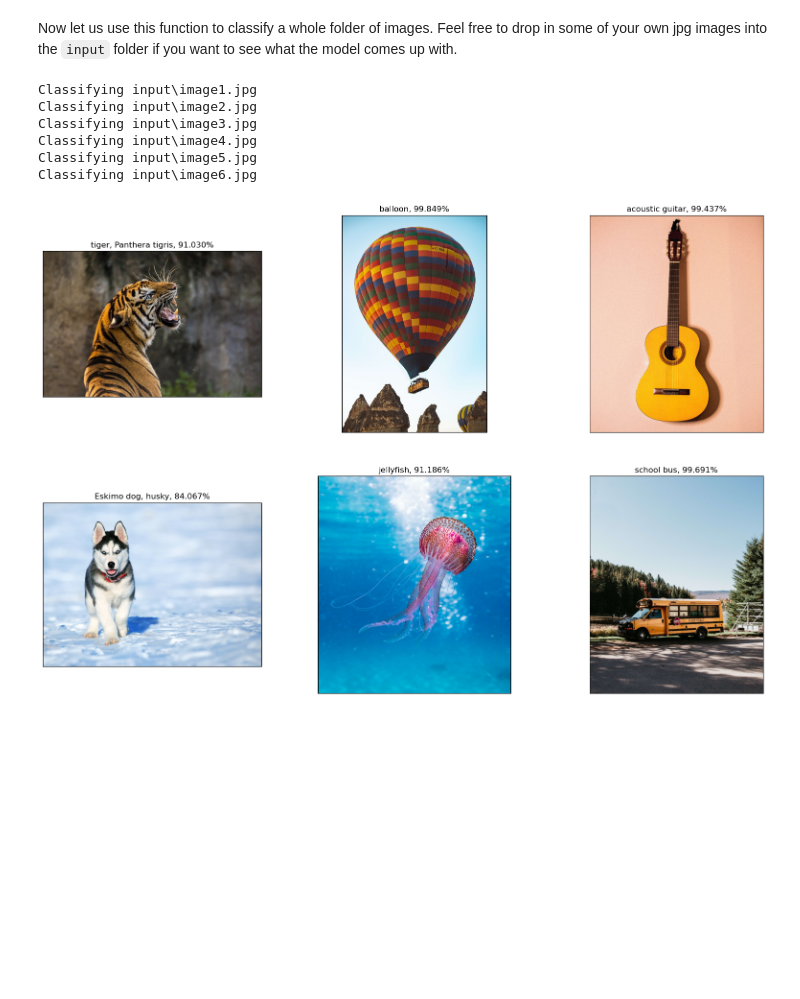
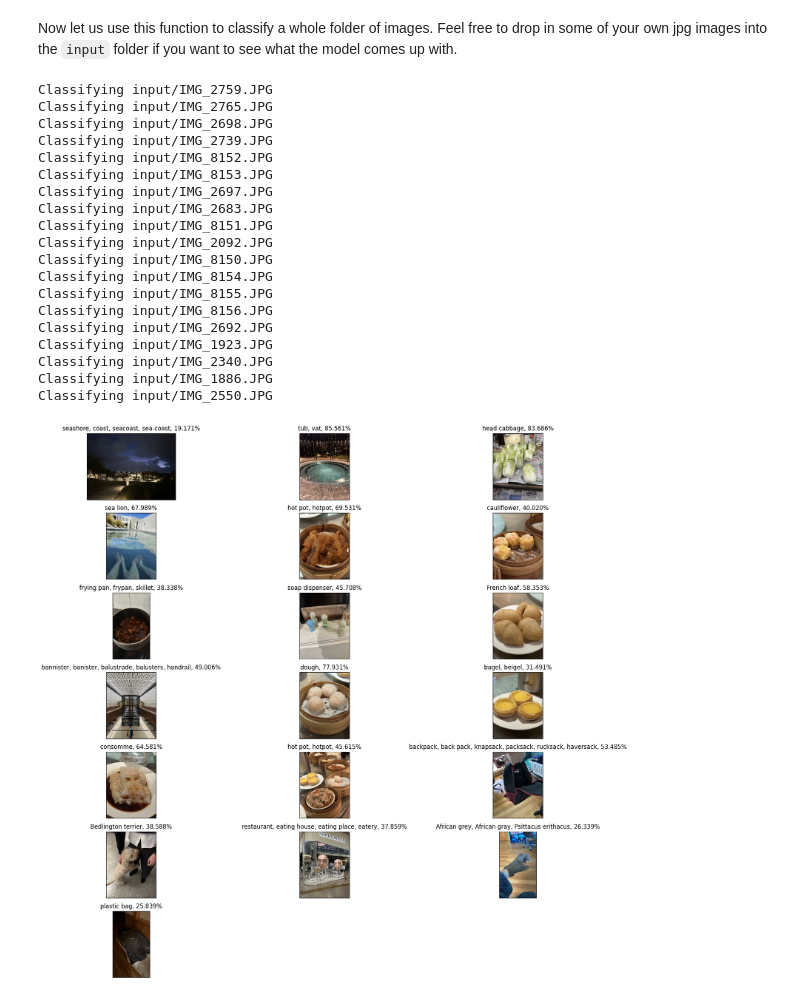
Before and after one commit to R4chC0dE/opencv_project, a Jupyter notebook: mastering_opencv_with_python_course/module13-introduction-to-deep-learning-with-opencv/13_01_Introduction_DNN.ipynb, the cells around one changed output. Drawn from its saved outputs; the diff is of its cells as text; code cells hidden in the pictures; blank space fills up the shorter version.

```diff
--- a/mastering_opencv_with_python_course/module13-introduction-to-deep-learning-with-opencv/13_01_Introduction_DNN.ipynb
+++ b/mastering_opencv_with_python_course/module13-introduction-to-deep-learning-with-opencv/13_01_Introduction_DNN.ipynb
@@ -412,26 +410,39 @@ Now let us use this function to classify a whole folder of images. Feel free to
 # %%
 images = []
 imageclasses = []
-for img_path in glob.glob('input/*.jpg'):
+for img_path in glob.glob('input/*.JPG'):
     img = cv2.imread(img_path)
     images.append(img)
     print("Classifying "+img_path)
     imageclasses.append(classify(img))
 
 plt.figure(figsize=(20, 20))
 
 plot_count = int(len(images) / 3) + 1
 for i, image in enumerate(images):
     plt.subplot(plot_count, 3, i + 1)
     plt.imshow(image[:, :, ::-1])
     plt.title(imageclasses[i])
     plt.xticks([])
     plt.yticks([])
 # %% [output]
-Classifying input\image1.jpg
-Classifying input\image2.jpg
-Classifying input\image3.jpg
-Classifying input\image4.jpg
-Classifying input\image5.jpg
-Classifying input\image6.jpg
+Classifying input/IMG_2759.JPG
+Classifying input/IMG_2765.JPG
+Classifying input/IMG_2698.JPG
+Classifying input/IMG_2739.JPG
+Classifying input/IMG_8152.JPG
+Classifying input/IMG_8153.JPG
+Classifying input/IMG_2697.JPG
+Classifying input/IMG_2683.JPG
+Classifying input/IMG_8151.JPG
+Classifying input/IMG_2092.JPG
+Classifying input/IMG_8150.JPG
+Classifying input/IMG_8154.JPG
+Classifying input/IMG_8155.JPG
+Classifying input/IMG_8156.JPG
+Classifying input/IMG_2692.JPG
+Classifying input/IMG_1923.JPG
+Classifying input/IMG_2340.JPG
+Classifying input/IMG_1886.JPG
+Classifying input/IMG_2550.JPG
-[figure, old version]
+[figure, new version]
```
Also changed, not shown: parts of 2 cells of this notebook, 1 other file.
